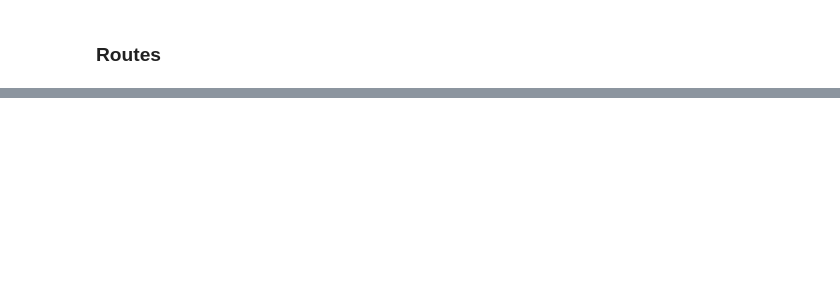
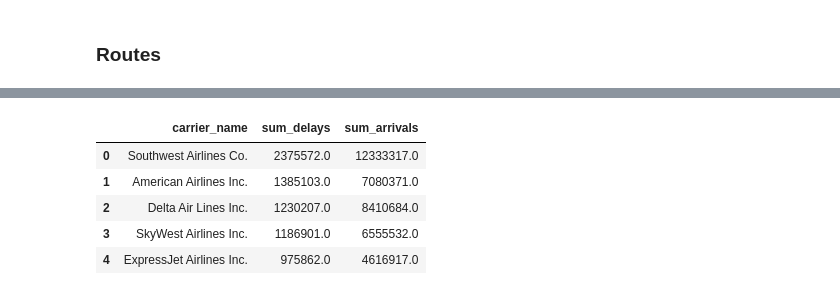
Before and after one commit to scottschriver/NSS_Capstone, a Jupyter notebook: Notebooks/Flight_delays.ipynb, the cells around one changed output, grey strips where cells are left out. Cells and saved outputs as stored; diff of their text form; code cells hidden in the pictures; blank space fills up the shorter version.

```diff
--- a/Notebooks/Flight_delays.ipynb
+++ b/Notebooks/Flight_delays.ipynb
@@ -345,0 +472,10 @@ delays.head()
+# %%
+delays_all_airlines = delays_all_airlines.merge(sum_arr_air, left_on='carrier_name', right_on='carrier_name', how='left')
+delays_all_airlines.head()
+# %% [output]
+|  | carrier_name | sum_delays | sum_arrivals |
+| 0 | Southwest Airlines Co. | 2375572.0 | 12333317.0 |
+| 1 | American Airlines Inc. | 1385103.0 | 7080371.0 |
+| 2 | Delta Air Lines Inc. | 1230207.0 | 8410684.0 |
+| 3 | SkyWest Airlines Inc. | 1186901.0 | 6555532.0 |
+| 4 | ExpressJet Airlines Inc. | 975862.0 | 4616917.0 |
```
Also changed, not shown: parts of 31 cells of this notebook.
